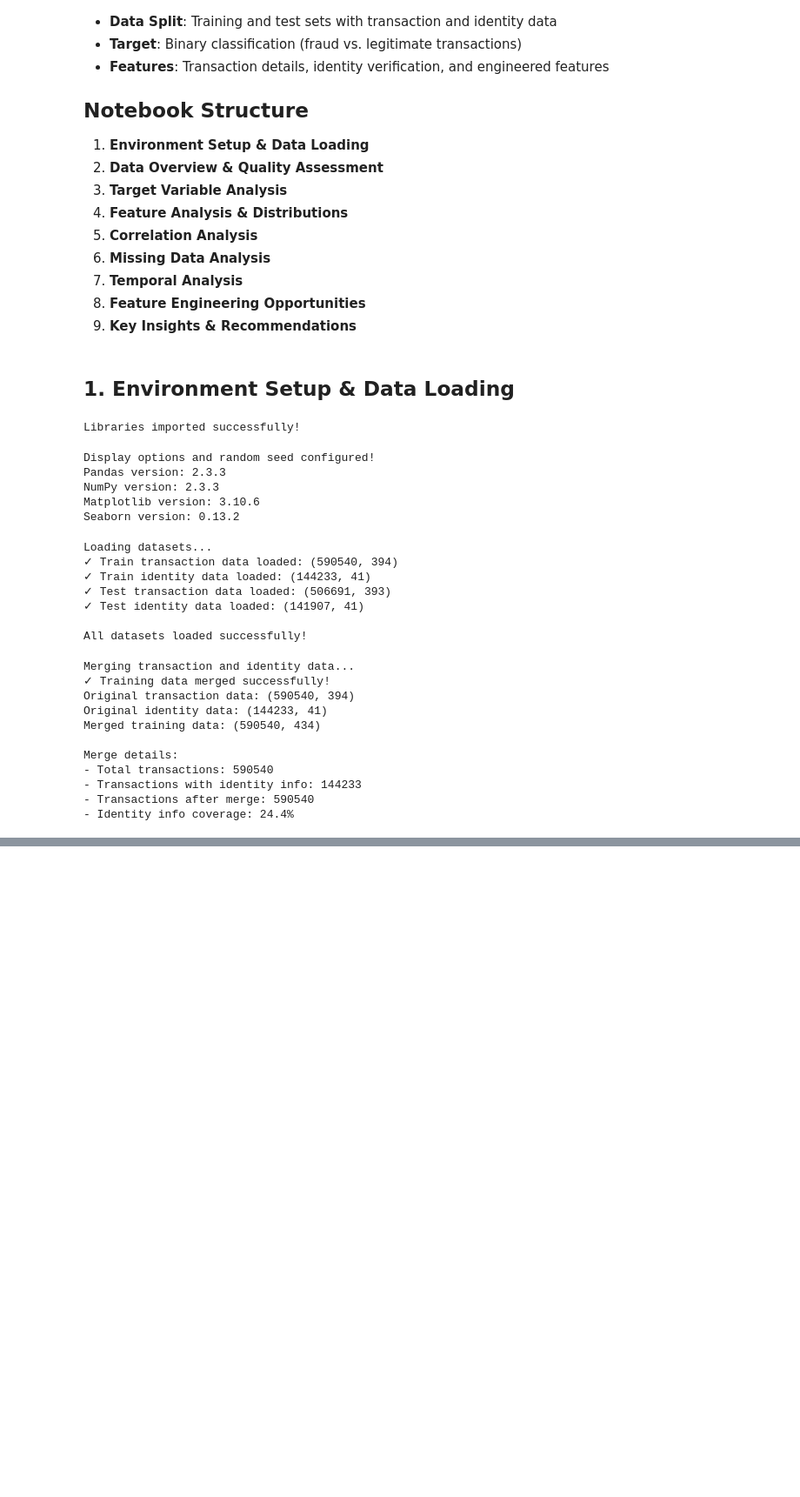
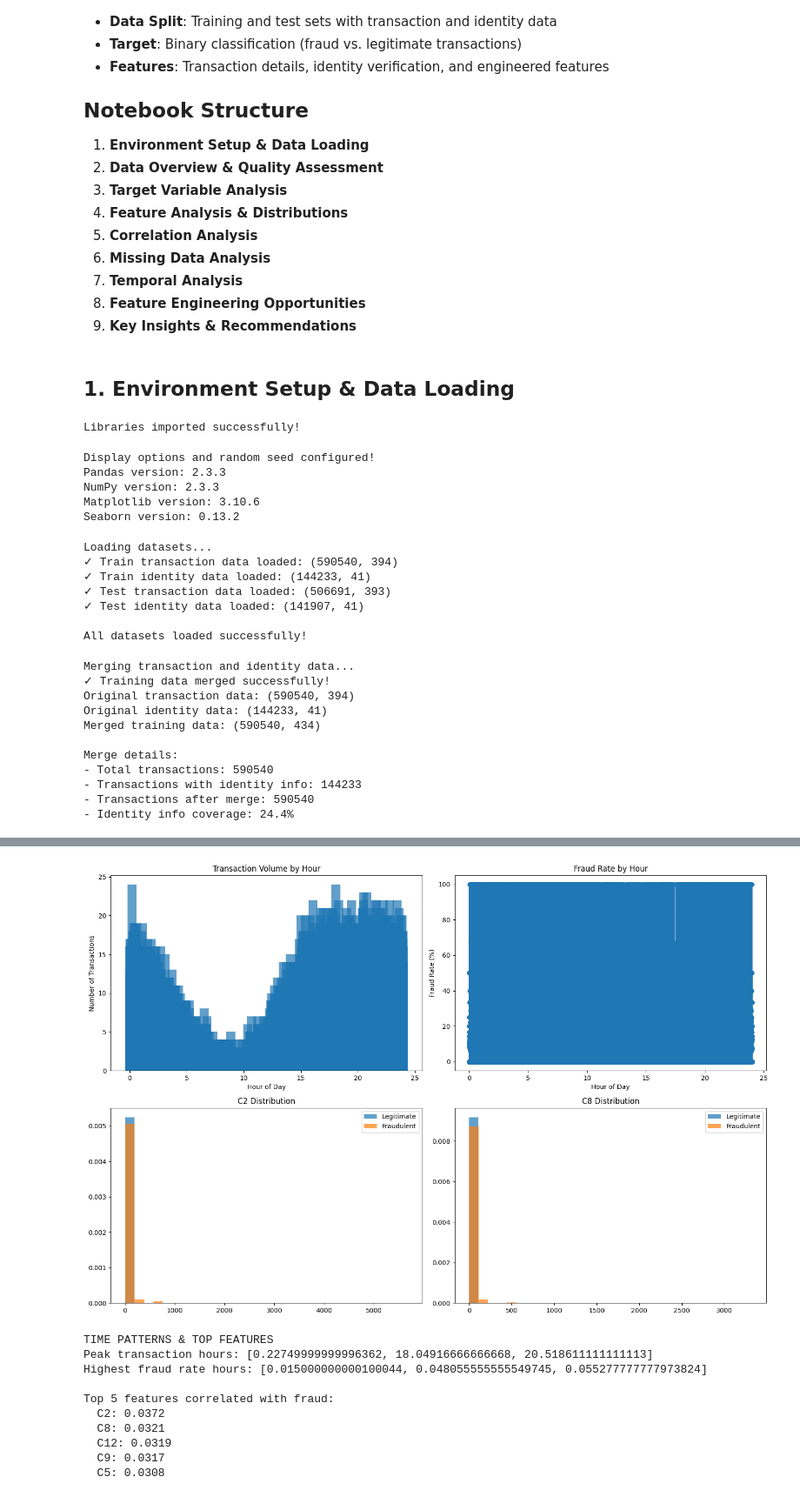
Before and after one commit to TumainiC/fraud_detection, a Jupyter notebook: notebooks/01_fraud_detection_eda.ipynb, the cells around one changed output, grey strips where cells are left out. Shown: that part at 87% size. Cells and saved outputs as stored; diff of their text form; code cells hidden in the pictures; blank space fills up the shorter version.

```diff
--- a/notebooks/01_fraud_detection_eda.ipynb
+++ b/notebooks/01_fraud_detection_eda.ipynb
@@ -138,0 +363,13 @@ print(f"   Legitimate transactions: {len(df_train) - fraud_count:,} ({100-fraud_
+# %%
+# Identify numerical columns and basic stats
+numerical_cols = df_train.select_dtypes(include=[np.number]).columns.tolist()
+numerical_cols = [col for col in numerical_cols if col not in ['TransactionID', 'isFraud']]
+
+print("NUMERICAL FEATURES OVERVIEW")
+print(f"Total numerical columns: {len(numerical_cols)}")
+print(f"Columns with complete data: {df_train[numerical_cols].isnull().sum().eq(0).sum()}")
+
+# Quick stats on key features
+key_stats = df_train[['TransactionAmt', 'TransactionDT']].describe()
+print(f"\nKey feature statistics:")
+print(key_stats)
@@ -138,0 +439,61 @@ print(f"   Legitimate transactions: {len(df_train) - fraud_count:,} ({100-fraud_
+# %%
+# Analyze TransactionDT (transaction datetime) and find top correlated features
+# Convert TransactionDT to hours for time analysis
+df_train['transaction_hour'] = (df_train['TransactionDT'] / 3600) % 24
+
+# Find top correlated numerical features with fraud
+complete_numerical = df_train[numerical_cols].dropna(axis=1)  # Only complete columns
+correlations = complete_numerical.corrwith(df_train['isFraud']).abs().sort_values(ascending=False)
+top_5_features = correlations.head(5).index.tolist()
+
+fig, ((ax1, ax2), (ax3, ax4)) = plt.subplots(2, 2, figsize=(15, 10))
+
+# Transaction volume over time (by hour)
+hourly_counts = df_train.groupby('transaction_hour').size()
+hourly_fraud_rate = df_train.groupby('transaction_hour')['isFraud'].mean()
+
+ax1.bar(hourly_counts.index, hourly_counts.values, alpha=0.7)
+ax1.set_title('Transaction Volume by Hour')
+ax1.set_xlabel('Hour of Day')
+ax1.set_ylabel('Number of Transactions')
+
+# Fraud rate by hour
+ax2.plot(hourly_fraud_rate.index, hourly_fraud_rate.values * 100, marker='o')
+ax2.set_title('Fraud Rate by Hour')
+ax2.set_xlabel('Hour of Day')
+ax2.set_ylabel('Fraud Rate (%)')
+
+# Top correlated features
+top_2_features = top_5_features[:2]
+for i, feature in enumerate(top_2_features):
+    ax = ax3 if i == 0 else ax4
+    fraud_data = df_train[df_train['isFraud'] == 1][feature].dropna()
+    legit_data = df_train[df_train['isFraud'] == 0][feature].dropna()
+
+    if len(fraud_data) > 100 and len(legit_data) > 100:  # Only plot if enough data
+        ax.hist(legit_data.sample(10000), bins=30, alpha=0.7, label='Legitimate', density=True)
+        ax.hist(fraud_data, bins=30, alpha=0.7, label='Fraudulent', density=True)
+        ax.set_title(f'{feature} Distribution')
+        ax.legend()
+
+plt.tight_layout()
+plt.show()
+
+print("TIME PATTERNS & TOP FEATURES")
+print(f"Peak transaction hours: {hourly_counts.nlargest(3).index.tolist()}")
+print(f"Highest fraud rate hours: {hourly_fraud_rate.nlargest(3).index.tolist()}")
+print(f"\nTop 5 features correlated with fraud:")
+for feature, corr in correlations.head(5).items():
+    print(f"  {feature}: {corr:.4f}")
+# %% [output]
+[figure, added]
+TIME PATTERNS & TOP FEATURES
+Peak transaction hours: [0.22749999999996362, 18.04916666666668, 20.518611111111113]
+Highest fraud rate hours: [0.015000000000100044, 0.048055555555549745, 0.055277777777973824]
+
+Top 5 features correlated with fraud:
+  C2: 0.0372
+  C8: 0.0321
+  C12: 0.0319
+  C9: 0.0317
+  C5: 0.0308
```
Also changed, not shown: parts of 16 cells of this notebook.
